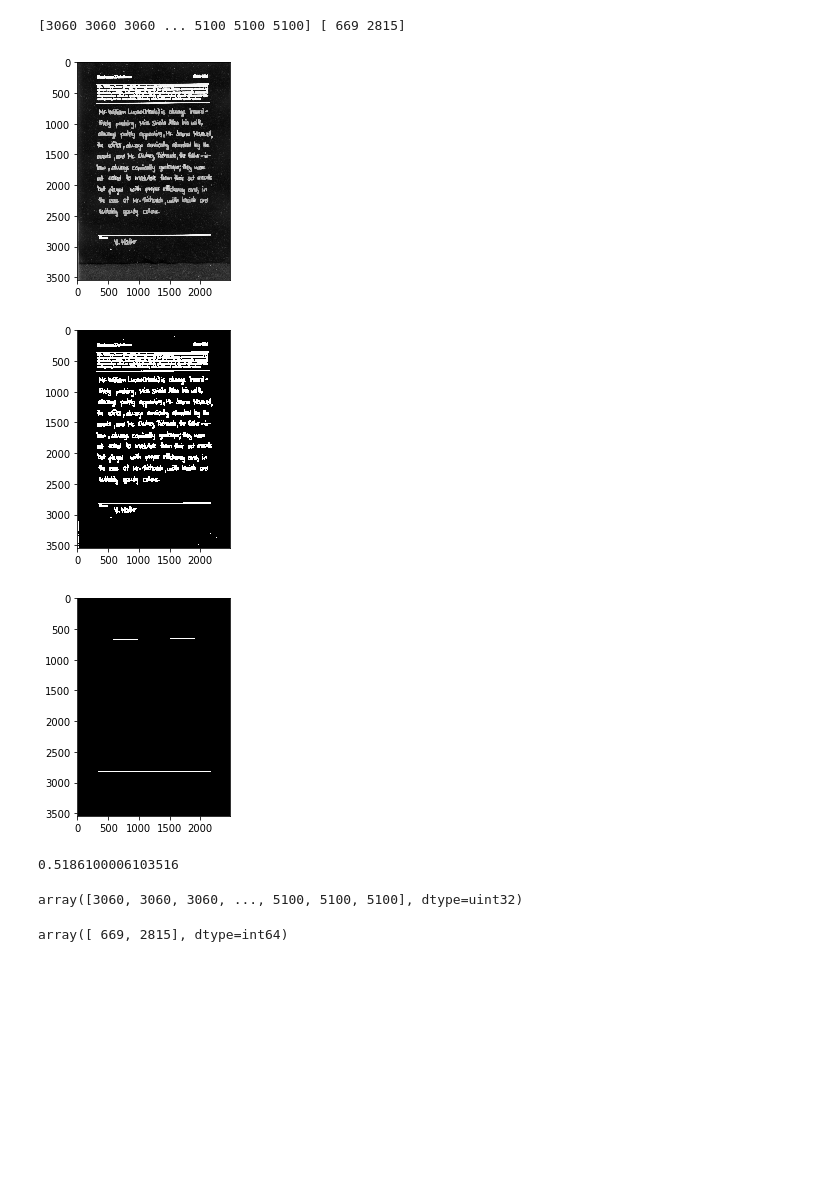
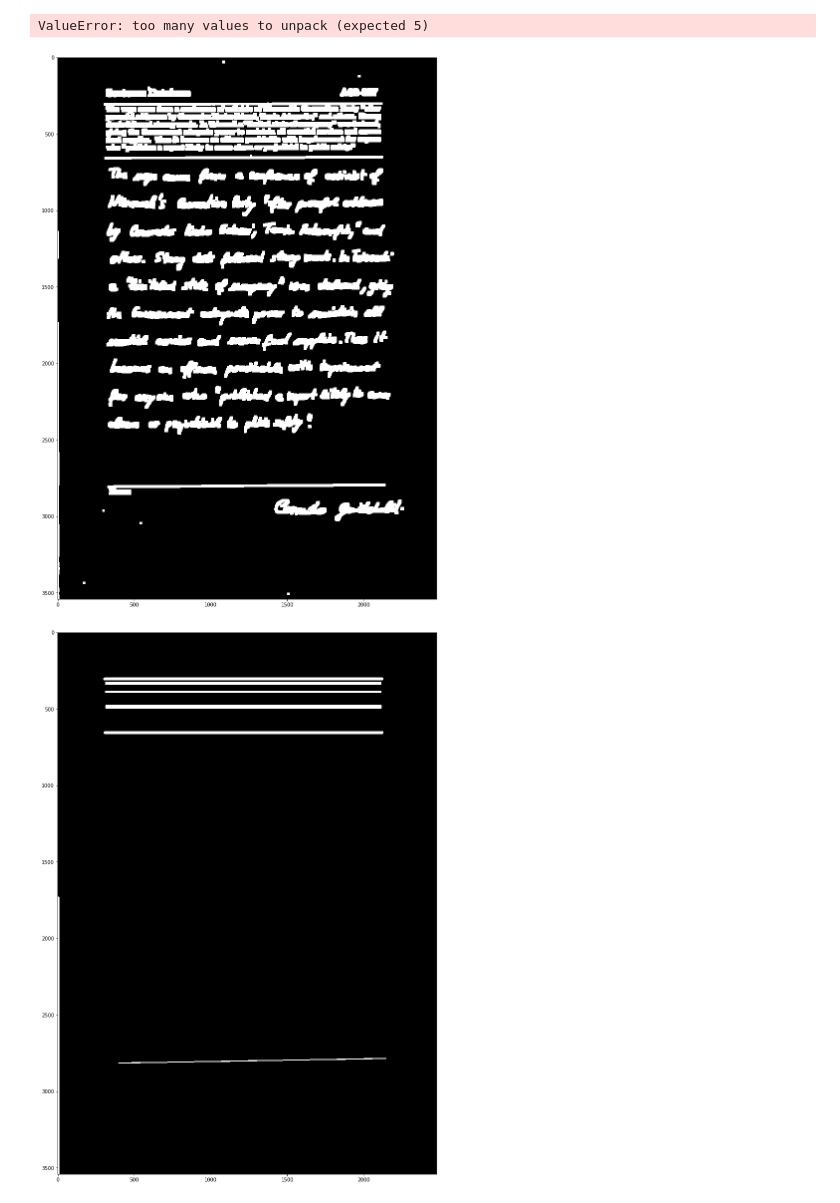
Before and after one commit to karashily/WriterRecognition, a Jupyter notebook: Preprocessing.ipynb, the cells around one changed output. Drawn from its saved outputs; the diff is of its cells as text; code cells hidden in the pictures; blank space fills up the shorter version.

```diff
--- a/Preprocessing.ipynb
+++ b/Preprocessing.ipynb
@@ -6,7 +6,7 @@ from scipy.signal import find_peaks
 import time
 from preprocessing import *
 # %%
-img = cv2.imread('forms/c03-094a.png', 0)
+img = cv2.imread('forms/a02-037.png', 0)
 
 t1 = time.time()
 invert, thr, lines, rows, peaks = cutHandWriting(img)
@@ -21,12 +21,4 @@ plt.imshow(lines, 'gray')
 plt.show()
 print(t2-t1)
 # %% [output]
-[3060 3060 3060 ... 5100 5100 5100] [ 669 2815]
+ValueError: too many values to unpack (expected 5)
-[figure, removed]
-[figure, removed]
-[figure, removed]
-0.5186100006103516
-# %%
-rows
-# %% [output]
-array([3060, 3060, 3060, ..., 5100, 5100, 5100], dtype=uint32)
@@ -35,4 +24,0 @@ peaks, _ = find_peaks(rows, height=10, distance=50)
-# %%
-peaks
-# %% [output]
-array([ 669, 2815], dtype=int64)
@@ -38,0 +70,12 @@ array([ 669, 2815], dtype=int64)
+# %%
+plt.figure(figsize=(20,20))
+plt.imshow(thr, 'gray')
+plt.show()
+plt.figure(figsize=(20,20))
+plt.imshow(line_image, 'gray')
+plt.show()
+plt.imshow(extracted_img, 'gray')
+plt.show()
+# %% [output]
+[figure, added]
+[figure, added]
```
Also changed, not shown: parts of 7 cells of this notebook, 2 other files.
